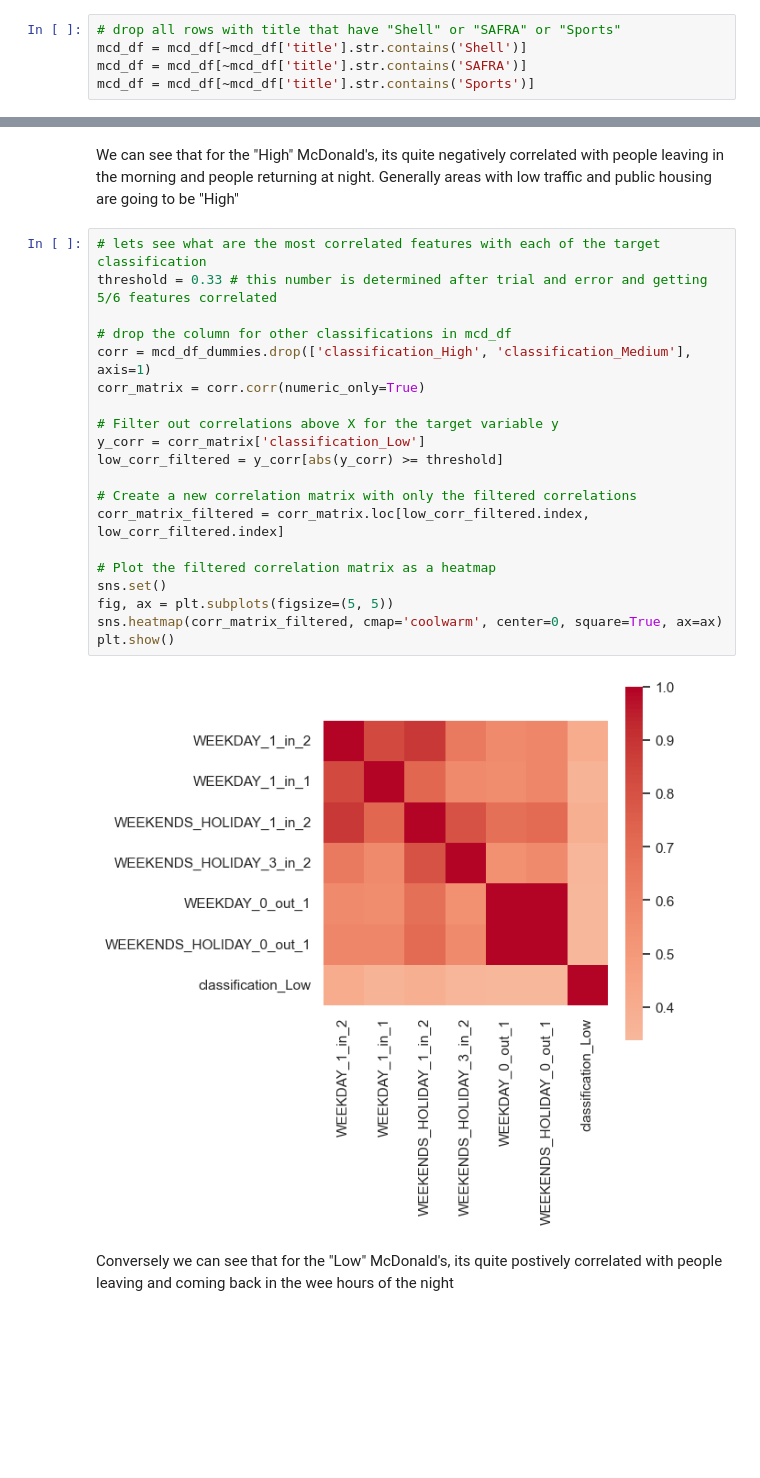
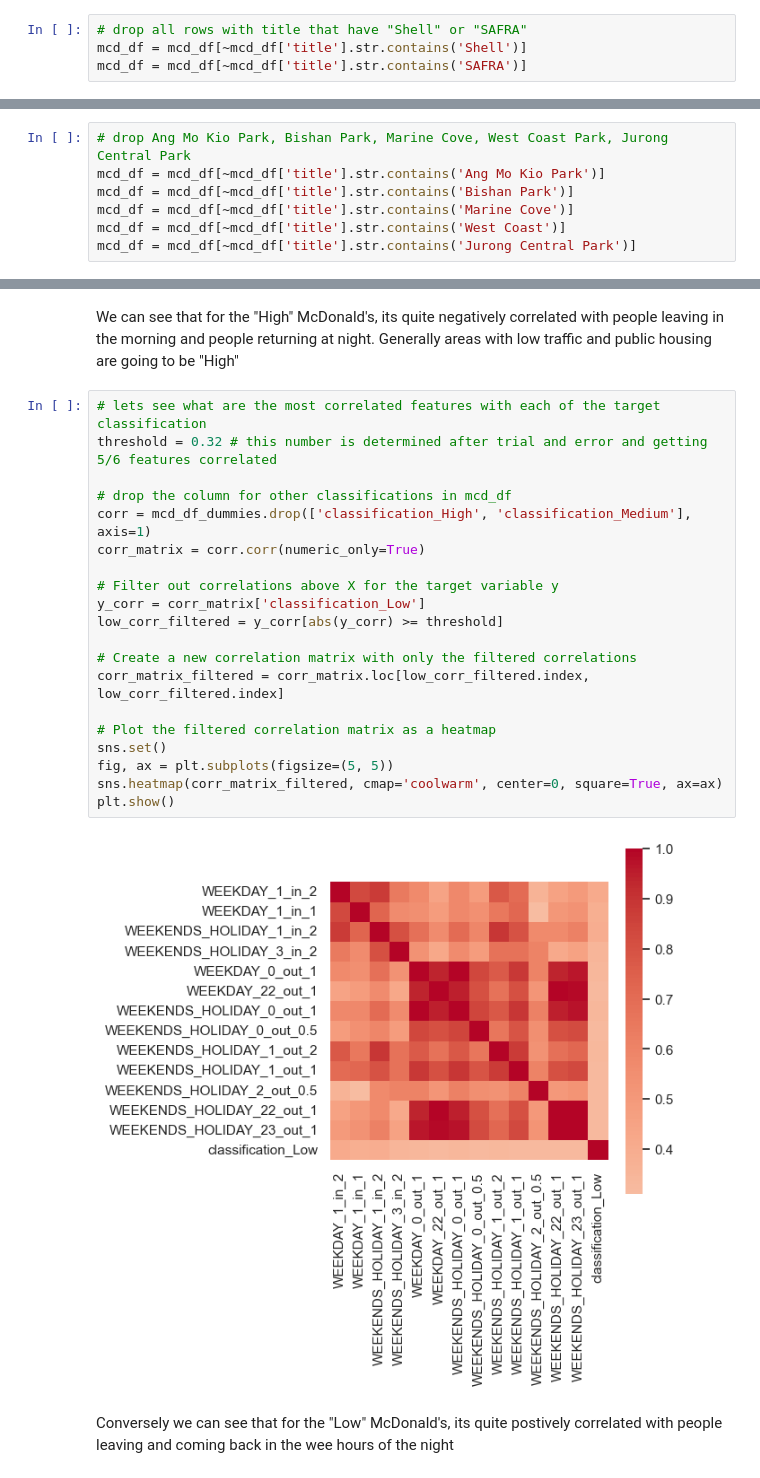
Before and after one commit to NicsLvl/McPredictor, a Jupyter notebook: mcd.ipynb, the cells around one changed output, grey strips where cells are left out. Drawn from its saved outputs; the diff is of its cells as text; blank space fills up the shorter version.

```diff
--- a/mcd.ipynb
+++ b/mcd.ipynb
@@ -1324,14 +1368,20 @@ len(mcd_df[mcd_df.classification == 'High'])
 # %% [markdown]
 ### Removing Outliers
 # %%
-# drop all rows with title that have "Shell" or "SAFRA" or "Sports"
+# drop all rows with title that have "Shell" or "SAFRA"
 mcd_df = mcd_df[~mcd_df['title'].str.contains('Shell')]
 mcd_df = mcd_df[~mcd_df['title'].str.contains('SAFRA')]
-mcd_df = mcd_df[~mcd_df['title'].str.contains('Sports')]
 # %%
 # drop all rows with classification Tourist or Student
 mcd_df = mcd_df[mcd_df['classification'] != 'Tourist']
 mcd_df = mcd_df[mcd_df['classification'] != 'Student']
+# %%
+# drop Ang Mo Kio Park, Bishan Park, Marine Cove, West Coast Park, Jurong Central Park
+mcd_df = mcd_df[~mcd_df['title'].str.contains('Ang Mo Kio Park')]
+mcd_df = mcd_df[~mcd_df['title'].str.contains('Bishan Park')]
+mcd_df = mcd_df[~mcd_df['title'].str.contains('Marine Cove')]
+mcd_df = mcd_df[~mcd_df['title'].str.contains('West Coast')]
+mcd_df = mcd_df[~mcd_df['title'].str.contains('Jurong Central Park')]
 # %% [markdown]
 ### Null Values
 # %%
@@ -1417,26 +1468,26 @@ plt.show()
 We can see that for the "High" McDonald's, its quite negatively correlated with people leaving in the morning and people returning at night. Generally areas with low traffic and public housing are going to be "High"
 # %%
 # lets see what are the most correlated features with each of the target classification
-threshold = 0.33 # this number is determined after trial and error and getting 5/6 features correlated
+threshold = 0.32 # this number is determined after trial and error and getting 5/6 features correlated
 
 # drop the column for other classifications in mcd_df
 corr = mcd_df_dummies.drop(['classification_High', 'classification_Medium'], axis=1)
 corr_matrix = corr.corr(numeric_only=True)
 
 # Filter out correlations above X for the target variable y
 y_corr = corr_matrix['classification_Low']
 low_corr_filtered = y_corr[abs(y_corr) >= threshold]
 
 # Create a new correlation matrix with only the filtered correlations
 corr_matrix_filtered = corr_matrix.loc[low_corr_filtered.index, low_corr_filtered.index]
 
 # Plot the filtered correlation matrix as a heatmap
 sns.set()
 fig, ax = plt.subplots(figsize=(5, 5))
 sns.heatmap(corr_matrix_filtered, cmap='coolwarm', center=0, square=True, ax=ax)
 plt.show()
 # %% [output]
-[figure, old version]
+[figure, new version]
 # %% [markdown]
 Conversely we can see that for the "Low" McDonald's, its quite postively correlated with people leaving and coming back in the wee hours of the night
 # %% [markdown]
```
Also changed, not shown: parts of 68 cells of this notebook, 7 other files.
